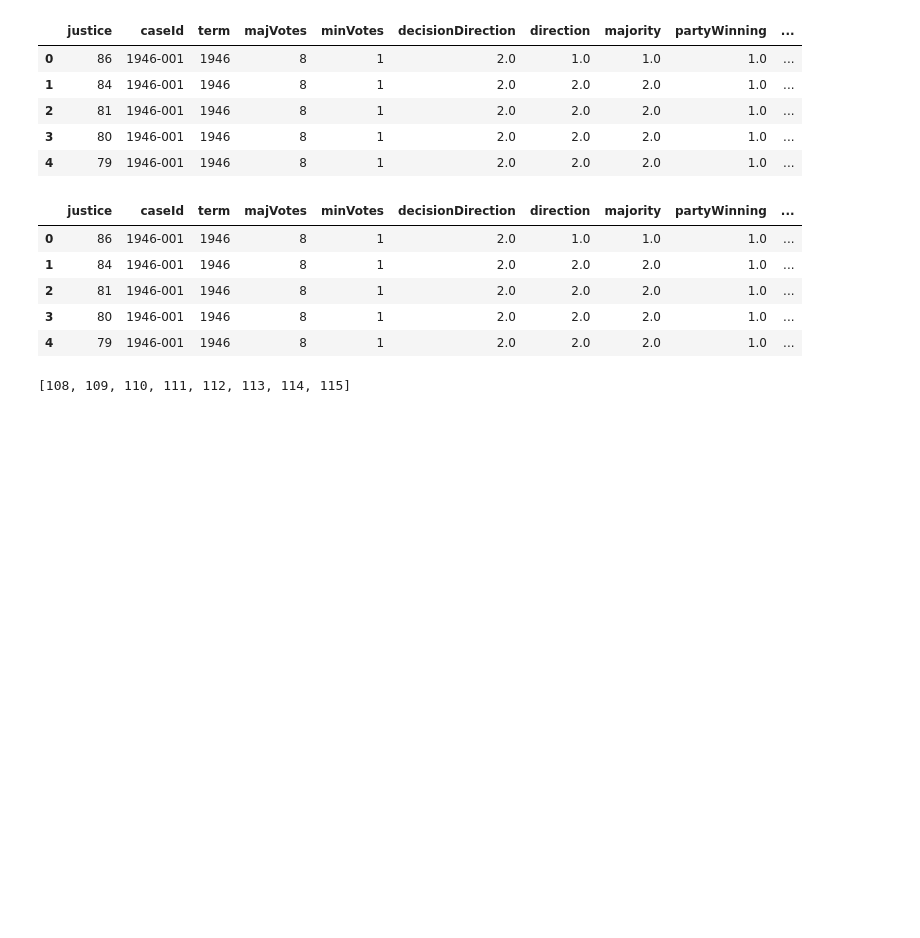
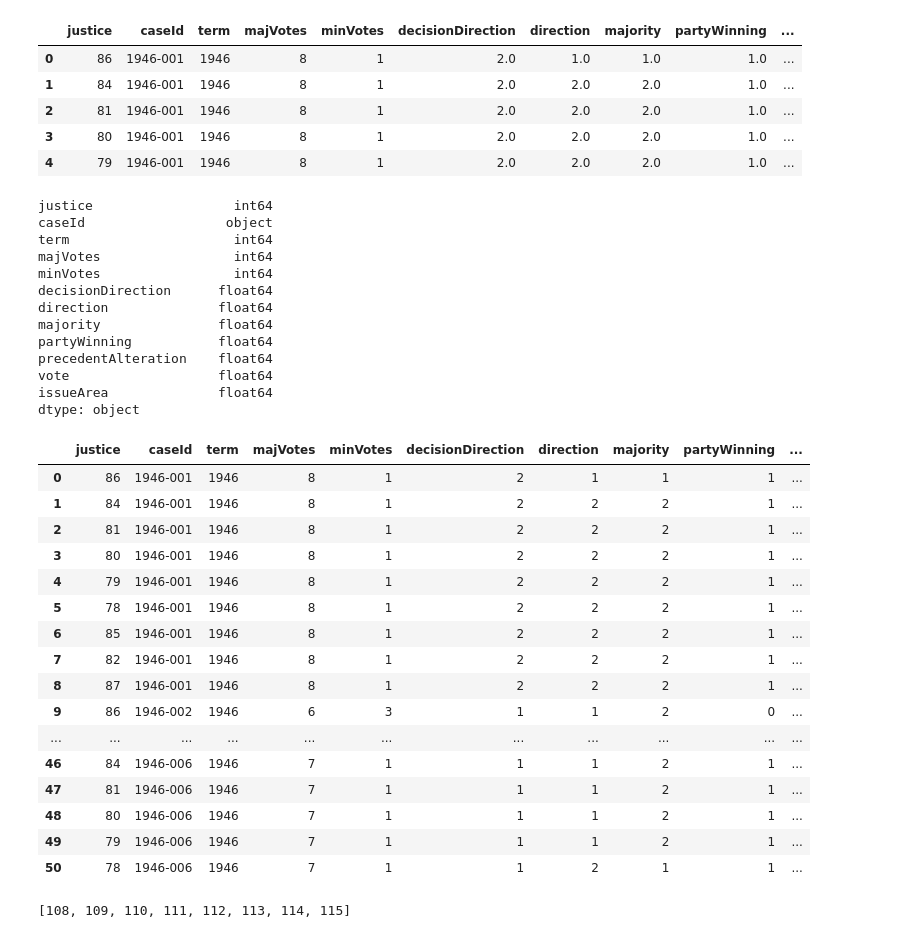
Before and after one commit to emilyt1985/SCOTUS, a Jupyter notebook: Resources/Data_Cleanup.ipynb, the cells around one changed output. Cells and saved outputs as stored; diff of their text form; code cells hidden in the pictures; blank space fills up the shorter version.

```diff
--- a/Resources/Data_Cleanup.ipynb
+++ b/Resources/Data_Cleanup.ipynb
@@ -27,17 +27,45 @@ vote_df.head()
 | 3 | 80 | 1946-001 | 1946 | 8 | 1 | 2.0 | 2.0 | 2.0 | 1.0 | ... |
 | 4 | 79 | 1946-001 | 1946 | 8 | 1 | 2.0 | 2.0 | 2.0 | 1.0 | ... |
 # %%
-votes = vote_df.dropna(axis=0, subset=['issueArea'])
+votes = vote_df.dropna(axis=0, subset=['issueArea', 'direction'])
 # %%
 votes_df = votes.fillna(0)
-votes_df.head()
+votes_df.dtypes
 # %% [output]
-|  | justice | caseId | term | majVotes | minVotes | decisionDirection | direction | majority | partyWinning | ... |
-| 0 | 86 | 1946-001 | 1946 | 8 | 1 | 2.0 | 1.0 | 1.0 | 1.0 | ... |
-| 1 | 84 | 1946-001 | 1946 | 8 | 1 | 2.0 | 2.0 | 2.0 | 1.0 | ... |
-| 2 | 81 | 1946-001 | 1946 | 8 | 1 | 2.0 | 2.0 | 2.0 | 1.0 | ... |
-| 3 | 80 | 1946-001 | 1946 | 8 | 1 | 2.0 | 2.0 | 2.0 | 1.0 | ... |
-| 4 | 79 | 1946-001 | 1946 | 8 | 1 | 2.0 | 2.0 | 2.0 | 1.0 | ... |
+justice                  int64
+caseId                  object
+term                     int64
+majVotes                 int64
+minVotes                 int64
+decisionDirection      float64
+direction              float64
+majority               float64
+partyWinning           float64
+precedentAlteration    float64
+vote                   float64
+issueArea              float64
+dtype: object
+# %%
+votes_df = votes_df.astype({"decisionDirection": int, "direction": int, "majority": int, "partyWinning": int, "precedentAlteration": int, "vote": int, "decisionDirection": int, "issueArea": int})
+votes_df.head(50)
+# %% [output]
+|  | justice | caseId | term | majVotes | minVotes | decisionDirection | direction | majority | partyWinning | ... |
+| 0 | 86 | 1946-001 | 1946 | 8 | 1 | 2 | 1 | 1 | 1 | ... |
+| 1 | 84 | 1946-001 | 1946 | 8 | 1 | 2 | 2 | 2 | 1 | ... |
+| 2 | 81 | 1946-001 | 1946 | 8 | 1 | 2 | 2 | 2 | 1 | ... |
+| 3 | 80 | 1946-001 | 1946 | 8 | 1 | 2 | 2 | 2 | 1 | ... |
+| 4 | 79 | 1946-001 | 1946 | 8 | 1 | 2 | 2 | 2 | 1 | ... |
+| 5 | 78 | 1946-001 | 1946 | 8 | 1 | 2 | 2 | 2 | 1 | ... |
+| 6 | 85 | 1946-001 | 1946 | 8 | 1 | 2 | 2 | 2 | 1 | ... |
+| 7 | 82 | 1946-001 | 1946 | 8 | 1 | 2 | 2 | 2 | 1 | ... |
+| 8 | 87 | 1946-001 | 1946 | 8 | 1 | 2 | 2 | 2 | 1 | ... |
+| 9 | 86 | 1946-002 | 1946 | 6 | 3 | 1 | 1 | 2 | 0 | ... |
+| ... | ... | ... | ... | ... | ... | ... | ... | ... | ... | ... |
+| 46 | 84 | 1946-006 | 1946 | 7 | 1 | 1 | 1 | 2 | 1 | ... |
+| 47 | 81 | 1946-006 | 1946 | 7 | 1 | 1 | 1 | 2 | 1 | ... |
+| 48 | 80 | 1946-006 | 1946 | 7 | 1 | 1 | 1 | 2 | 1 | ... |
+| 49 | 79 | 1946-006 | 1946 | 7 | 1 | 1 | 1 | 2 | 1 | ... |
+| 50 | 78 | 1946-006 | 1946 | 7 | 1 | 1 | 2 | 1 | 1 | ... |
 # %%
 justice_numbers = [x for x in range(108, 116)]
 justice_numbers
```
Also changed, not shown: 8 other files.
